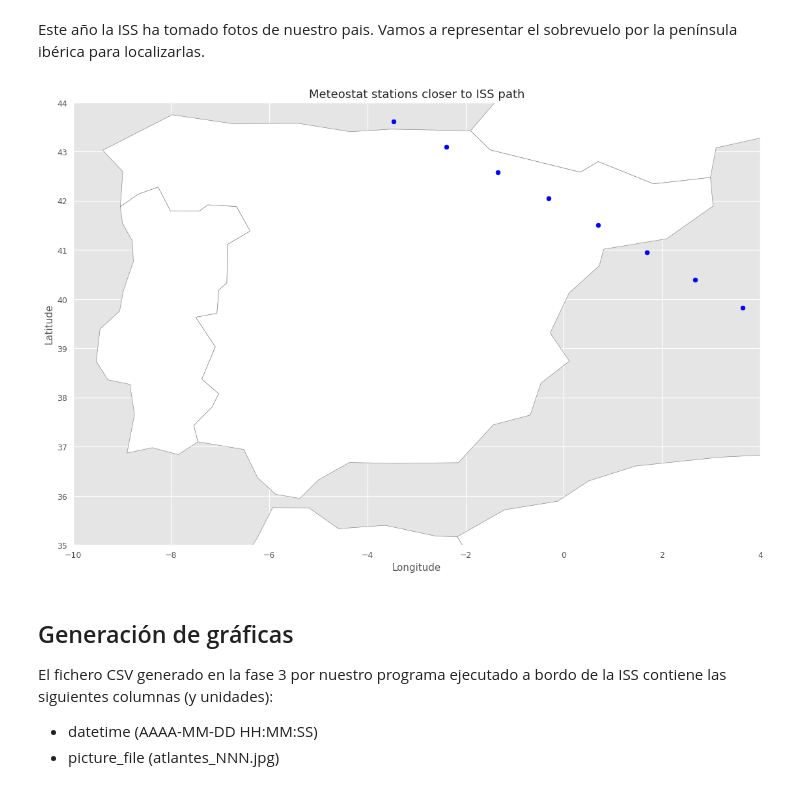
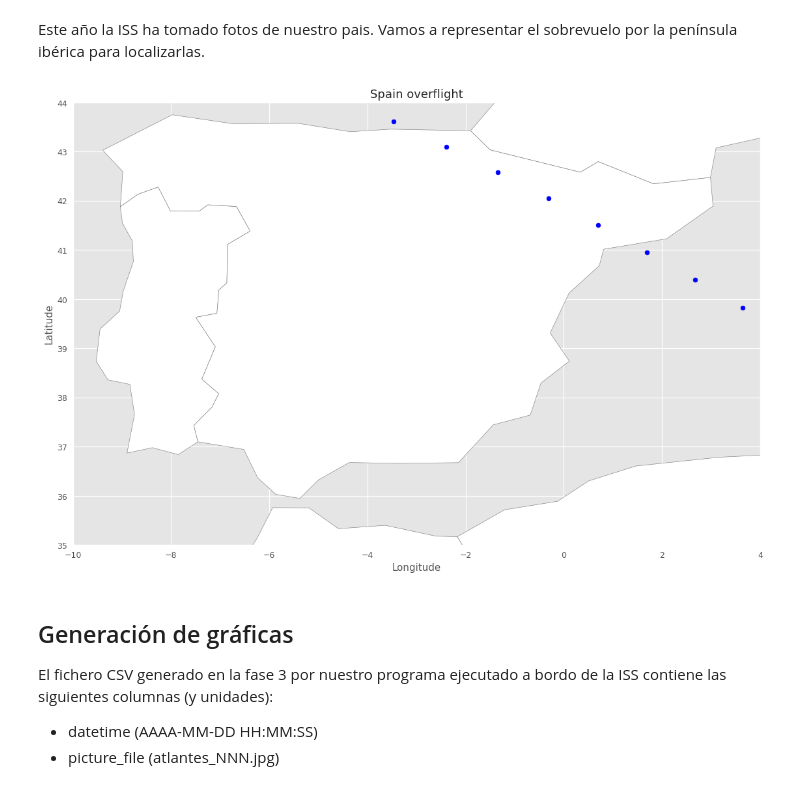
Before and after one commit to niubit/astropi_atlantes_2021-2022, a Jupyter notebook: notebooks/P4 Atlantes AstroPi (es).ipynb, the cells around one changed output. Saved outputs shown, nothing was run; the diff lists cells and outputs as text; code cells hidden in the pictures.

```diff
--- a/notebooks/P4 Atlantes AstroPi (es).ipynb
+++ b/notebooks/P4 Atlantes AstroPi (es).ipynb
@@ -246,26 +245,26 @@ Este año la ISS ha tomado fotos de nuestro pais. Vamos a representar el sobrevu
 # %%
 import os
 import pandas
 import matplotlib.pyplot as plt
 import geopandas
 
 file = os.path.join(path_atlantes, RESULTS_FILE)         # CSV input file complete path
 
 data = pandas.read_csv(file, nrows=499).tail(8)          # Reading Spain overflight (492 -> 499)
 
 world = geopandas.read_file(geopandas.datasets.get_path('naturalearth_lowres'))
 
 with plt.style.context(("seaborn", "ggplot")):
     world.plot(figsize=(18,10), color="white", edgecolor="grey")
     # Plotting ISS positions (blue)
     plt.scatter(data.longitude, data.latitude, zorder=1, alpha= 1, c='blue', s=30)
     plt.xlabel("Longitude")
     plt.ylabel("Latitude")
-    plt.title("Meteostat stations closer to ISS path");
+    plt.title("Spain overflight");
     plt.gca().set_xlim(-10, 4)                           # Setting the longitude limits
     plt.gca().set_ylim(35, 44)                           # Setting the latitude limits
 # %% [output]
-[figure, old version]
+[figure, new version]
 # %% [markdown]
 ## Generación de gráficas
 
```
Also changed, not shown: parts of 2 cells of this notebook, 1 other file.
